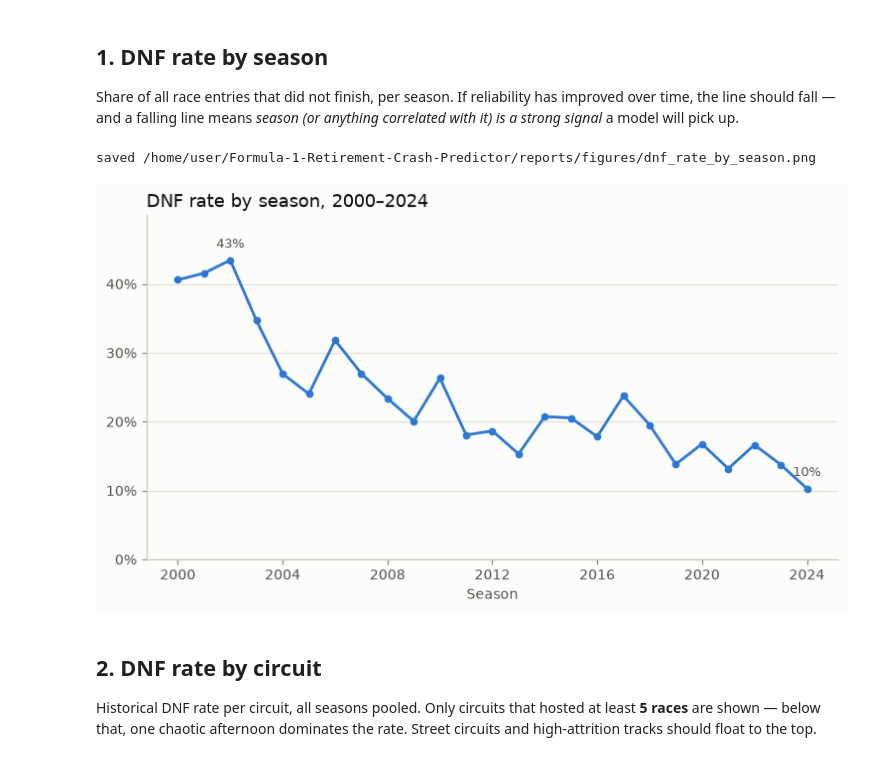
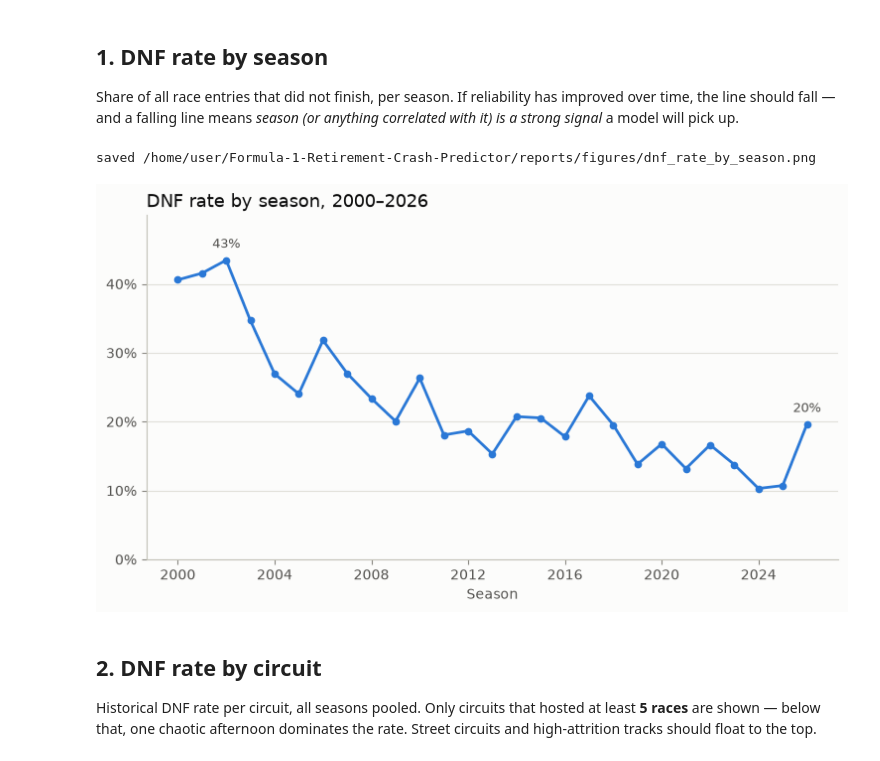
Before and after one commit to akanu2003/Formula-1-Retirement-Crash-Predictor, a Jupyter notebook: notebooks/01_exploration.ipynb, the cells around one changed output. Saved outputs shown, nothing was run; the diff lists cells and outputs as text; code cells hidden in the pictures.

```diff
--- a/notebooks/01_exploration.ipynb
+++ b/notebooks/01_exploration.ipynb
@@ -69,25 +69,25 @@ anything correlated with it) is a strong signal* a model will pick up.
 # %%
 by_season = df.groupby("season")["dnf"].mean()
 
 fig, ax = styled((9, 4.5))
 ax.plot(by_season.index, by_season.values, color=BLUE, linewidth=2,
         marker="o", markersize=4.5)
 ax.set_ylim(0, by_season.max() * 1.15)
 ax.yaxis.set_major_formatter(mtick.PercentFormatter(1.0, decimals=0))
 ax.grid(axis="y", color=GRID, linewidth=0.8)
 ax.set_axisbelow(True)
-ax.set_title("DNF rate by season, 2000–2024", color=INK, loc="left", fontsize=13)
+ax.set_title(f"DNF rate by season, 2000–{df.season.max()}", color=INK, loc="left", fontsize=13)
 ax.set_xlabel("Season", color=INK2)
-ax.set_xticks(range(2000, 2025, 4))
-for season in [by_season.idxmax(), 2024]:
+ax.set_xticks(range(2000, int(df.season.max()) + 1, 4))
+for season in [by_season.idxmax(), int(df.season.max())]:
     ax.annotate(f"{by_season[season]:.0%}", (season, by_season[season]),
                 textcoords="offset points", xytext=(0, 9),
                 ha="center", color=INK2, fontsize=9)
 save(fig, "dnf_rate_by_season.png")
 plt.show()
 # %% [output]
 saved /home/user/Formula-1-Retirement-Crash-Predictor/reports/figures/dnf_rate_by_season.png
-[figure, old version]
+[figure, new version]
 # %% [markdown]
 ## 2. DNF rate by circuit
 
```
Also changed, not shown: parts of 5 cells of this notebook, 15 other files.
